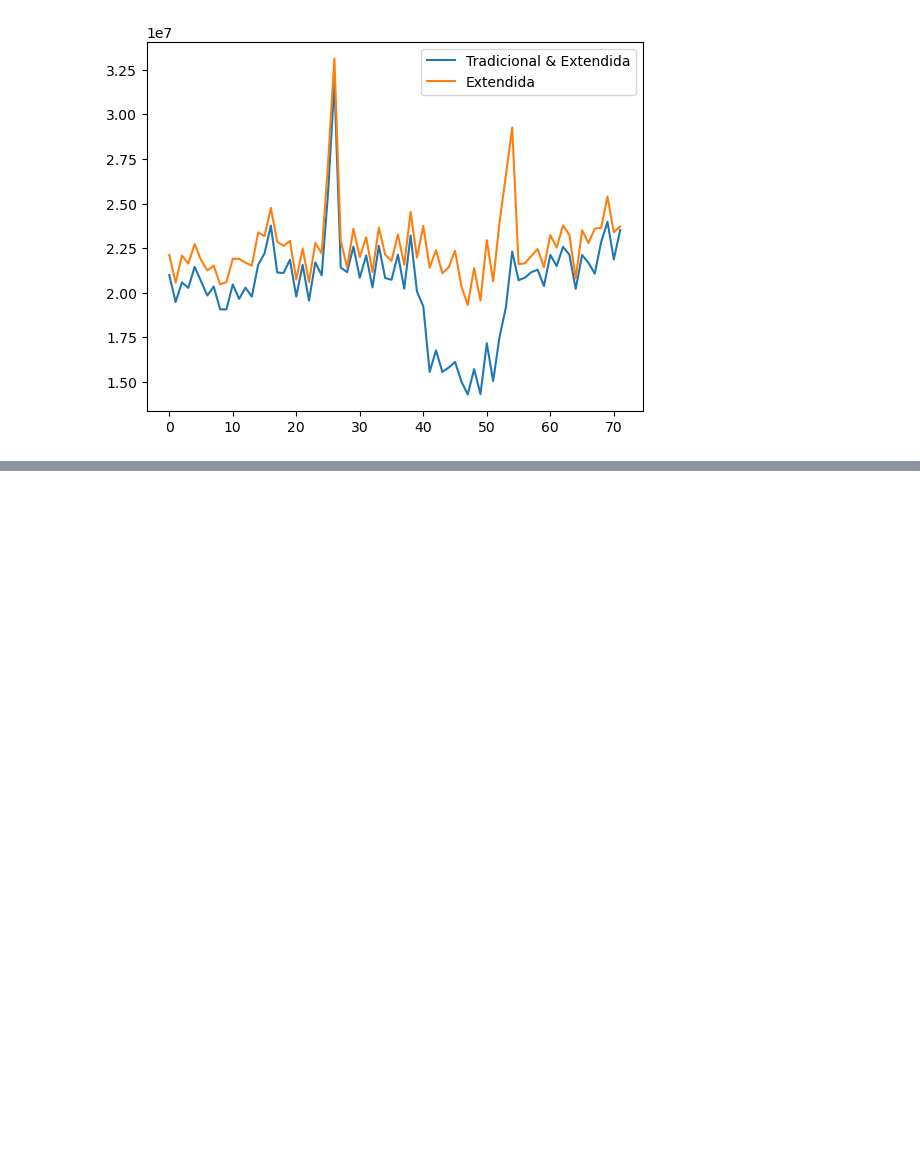
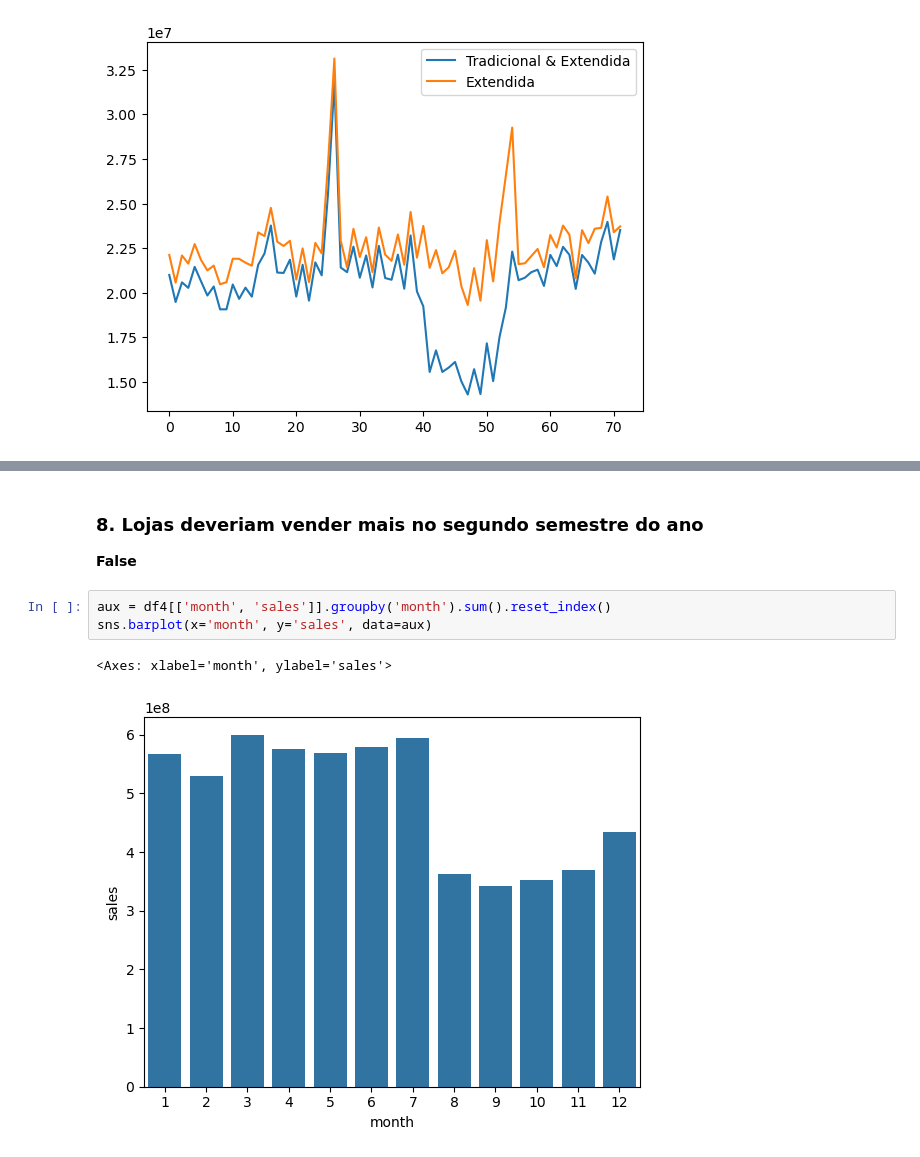
Before and after one commit to LuigiFerrari14/Data-Science-in-Production, a Jupyter notebook: RossmannSalesPrediction.ipynb, the cells around one changed output, grey strips where cells are left out. Drawn from its saved outputs; the diff is of its cells as text; blank space fills up the shorter version.

```diff
--- a/RossmannSalesPrediction.ipynb
+++ b/RossmannSalesPrediction.ipynb
@@ -661,0 +682,9 @@ ax.legend(labels=['Tradicional & Extendida', 'Extendida'])
+# %% [markdown]
+### 8. Lojas deveriam vender mais no segundo semestre do ano
+**False**
+# %%
+aux = df4[['month', 'sales']].groupby('month').sum().reset_index()
+sns.barplot(x='month', y='sales', data=aux)
+# %% [output]
+<Axes: xlabel='month', ylabel='sales'>
+[figure, added]
```
Also changed, not shown: parts of 21 cells of this notebook.
